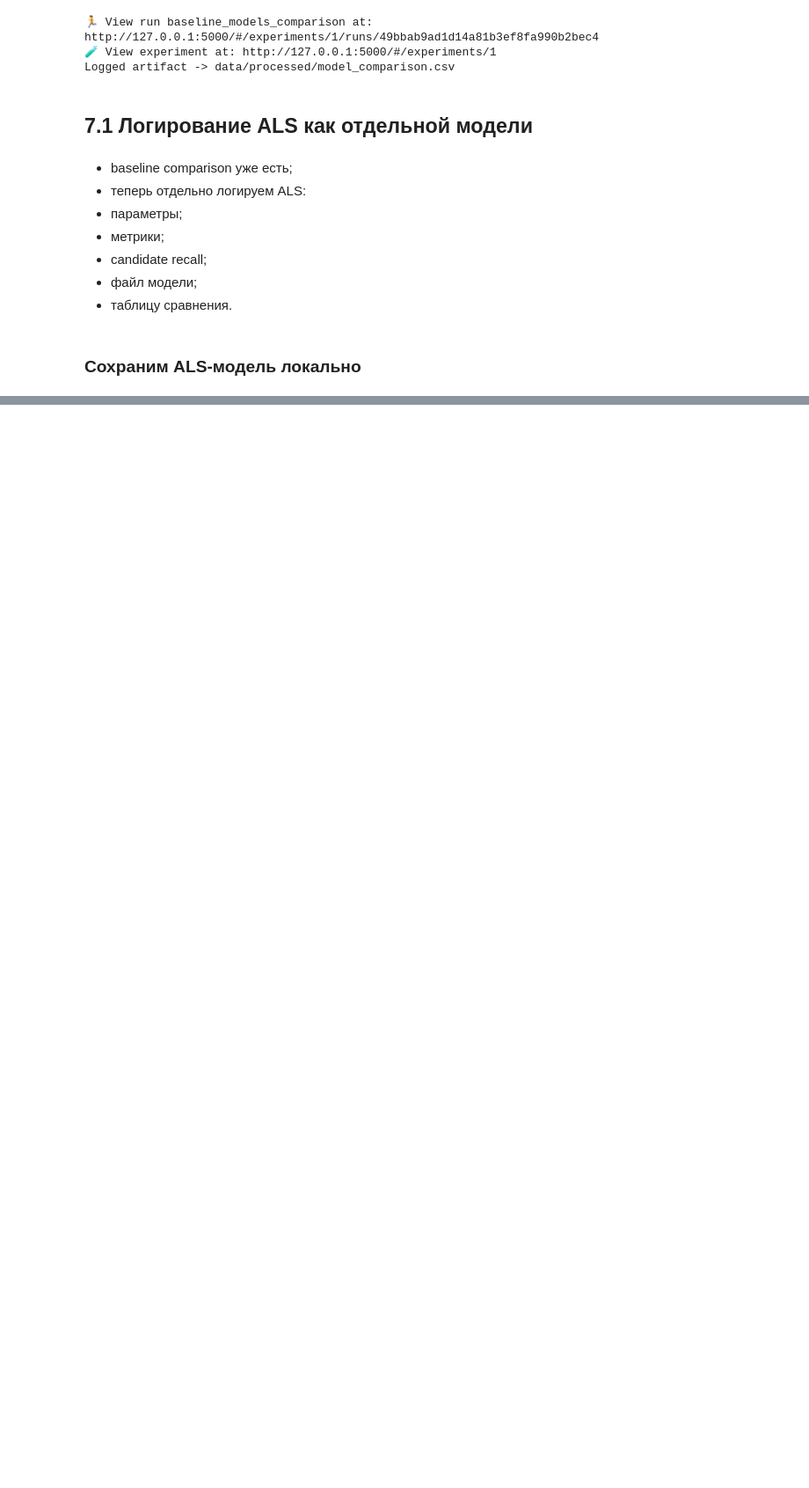
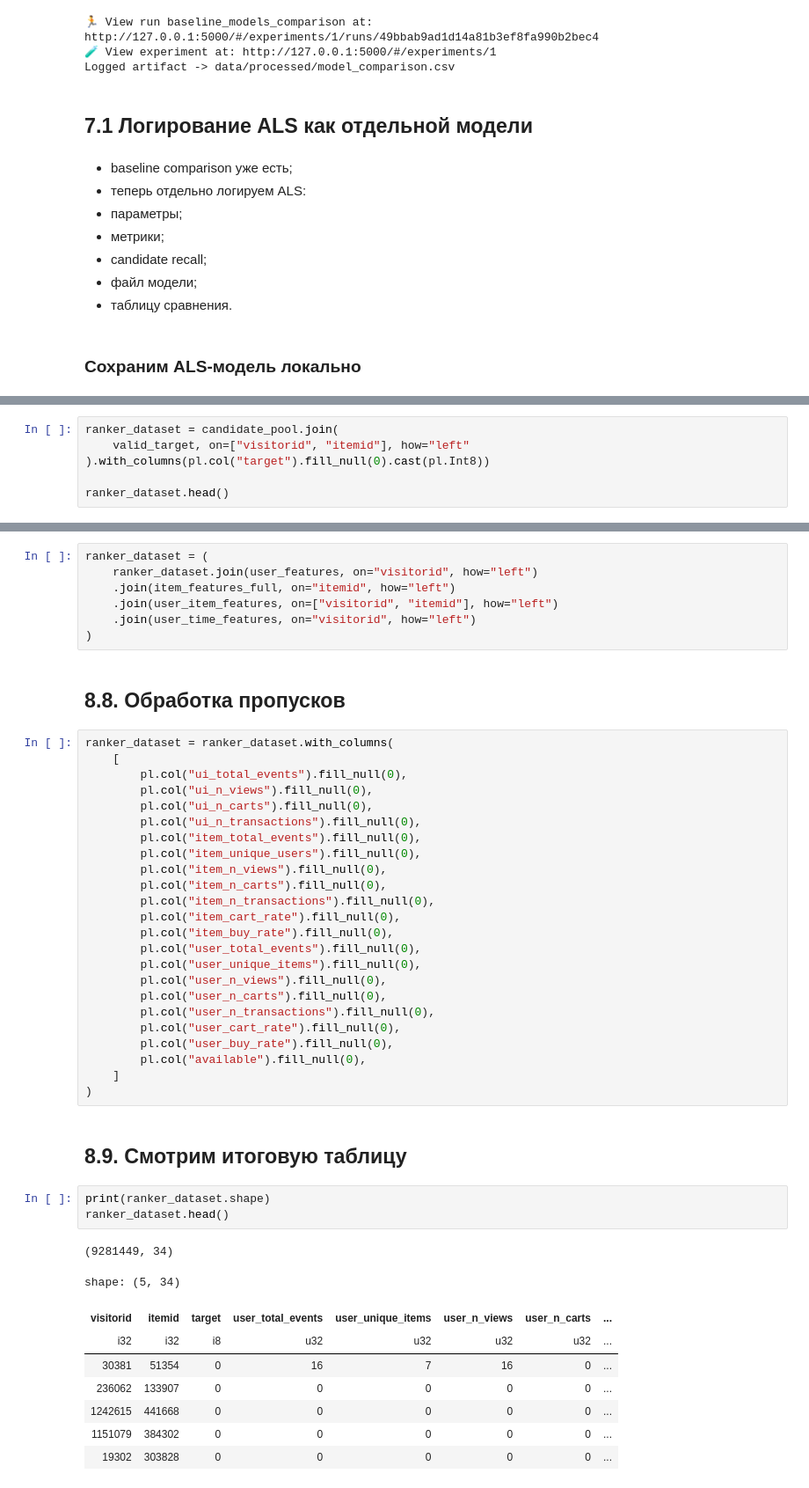
Before and after one commit to Manaam9/ecommerce-recsys, a Jupyter notebook: notebooks/02_modeling.ipynb, the cells around one changed output, grey strips where cells are left out. Shown at 88% size. Saved outputs shown, nothing was run; the diff lists cells and outputs as text; blank space fills up the shorter version.

Commit message:
добавил Feature Engineering для ranker

```diff
--- a/notebooks/02_modeling.ipynb
+++ b/notebooks/02_modeling.ipynb
@@ -1674,0 +1791,6 @@ NameError: name 'joblib' is not defined
+# %%
+ranker_dataset = candidate_pool.join(
+    valid_target, on=["visitorid", "itemid"], how="left"
+).with_columns(pl.col("target").fill_null(0).cast(pl.Int8))
+
+ranker_dataset.head()
@@ -1674,0 +1973,48 @@ NameError: name 'joblib' is not defined
+# %%
+ranker_dataset = (
+    ranker_dataset.join(user_features, on="visitorid", how="left")
+    .join(item_features_full, on="itemid", how="left")
+    .join(user_item_features, on=["visitorid", "itemid"], how="left")
+    .join(user_time_features, on="visitorid", how="left")
+)
+# %% [markdown]
+## 8.8. Обработка пропусков
+# %%
+ranker_dataset = ranker_dataset.with_columns(
+    [
+        pl.col("ui_total_events").fill_null(0),
+        pl.col("ui_n_views").fill_null(0),
+        pl.col("ui_n_carts").fill_null(0),
+        pl.col("ui_n_transactions").fill_null(0),
+        pl.col("item_total_events").fill_null(0),
+        pl.col("item_unique_users").fill_null(0),
+        pl.col("item_n_views").fill_null(0),
+        pl.col("item_n_carts").fill_null(0),
+        pl.col("item_n_transactions").fill_null(0),
+        pl.col("item_cart_rate").fill_null(0),
+        pl.col("item_buy_rate").fill_null(0),
+        pl.col("user_total_events").fill_null(0),
+        pl.col("user_unique_items").fill_null(0),
+        pl.col("user_n_views").fill_null(0),
+        pl.col("user_n_carts").fill_null(0),
+        pl.col("user_n_transactions").fill_null(0),
+        pl.col("user_cart_rate").fill_null(0),
+        pl.col("user_buy_rate").fill_null(0),
+        pl.col("available").fill_null(0),
+    ]
+)
+# %% [markdown]
+## 8.9. Смотрим итоговую таблицу
+# %%
+print(ranker_dataset.shape)
+ranker_dataset.head()
+# %% [output]
+(9281449, 34)
+shape: (5, 34)
+| visitorid | itemid | target | user_total_events | user_unique_items | user_n_views | user_n_carts | ... |
+| i32 | i32 | i8 | u32 | u32 | u32 | u32 | ... |
+| 30381 | 51354 | 0 | 16 | 7 | 16 | 0 | ... |
+| 236062 | 133907 | 0 | 0 | 0 | 0 | 0 | ... |
+| 1242615 | 441668 | 0 | 0 | 0 | 0 | 0 | ... |
+| 1151079 | 384302 | 0 | 0 | 0 | 0 | 0 | ... |
+| 19302 | 303828 | 0 | 0 | 0 | 0 | 0 | ... |
```
Also changed, not shown: parts of 32 cells of this notebook.
